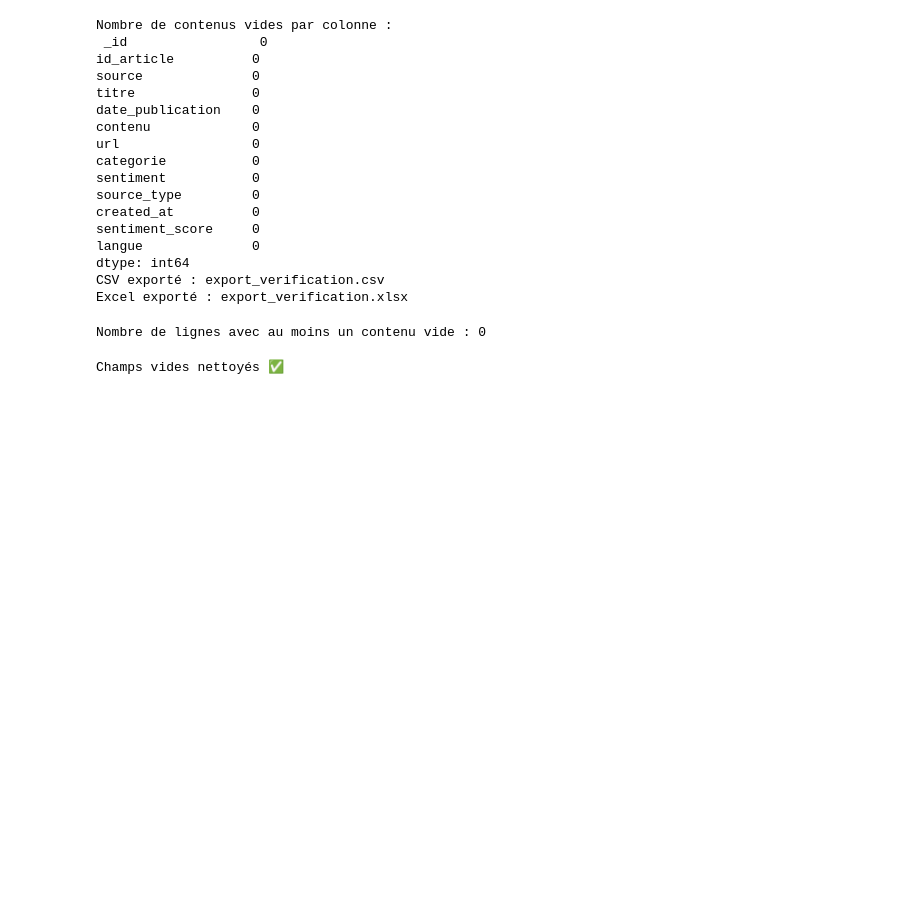
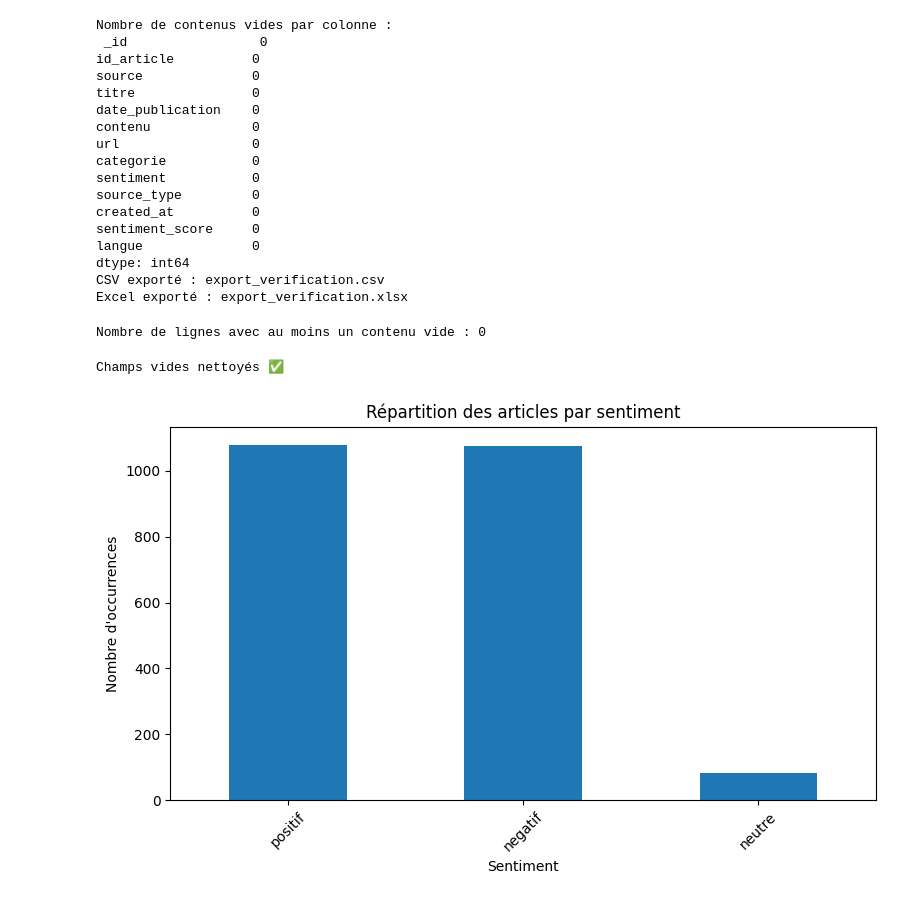
Before and after one commit to hents8/veille_media_mada, a Jupyter notebook: notebooks/data_analyse.ipynb, the cells around one changed output. Cells and saved outputs as stored; diff of their text form; code cells hidden in the pictures; blank space fills up the shorter version.

Commit message:
add data analysis notebook

```diff
--- a/notebooks/data_analyse.ipynb
+++ b/notebooks/data_analyse.ipynb
@@ -1003,3 +1216,20 @@ for doc in collection.find():
 print("Champs vides nettoyés ✅")
 # %% [output]
 Champs vides nettoyés ✅
+# %%
+import matplotlib.pyplot as plt
+data = list(collection.find())
+df = pd.DataFrame(data)
+volume_sentiment = df["sentiment"].value_counts()
+
+plt.figure(figsize=(8,5))
+volume_sentiment.plot(kind="bar")
+
+plt.title("Répartition des articles par sentiment")
+plt.xlabel("Sentiment")
+plt.ylabel("Nombre d'occurrences")
+plt.xticks(rotation=45)
+plt.tight_layout()
+plt.show()
+# %% [output]
+[figure, added]
```
Also changed, not shown: parts of 21 cells of this notebook, 2 other files.
